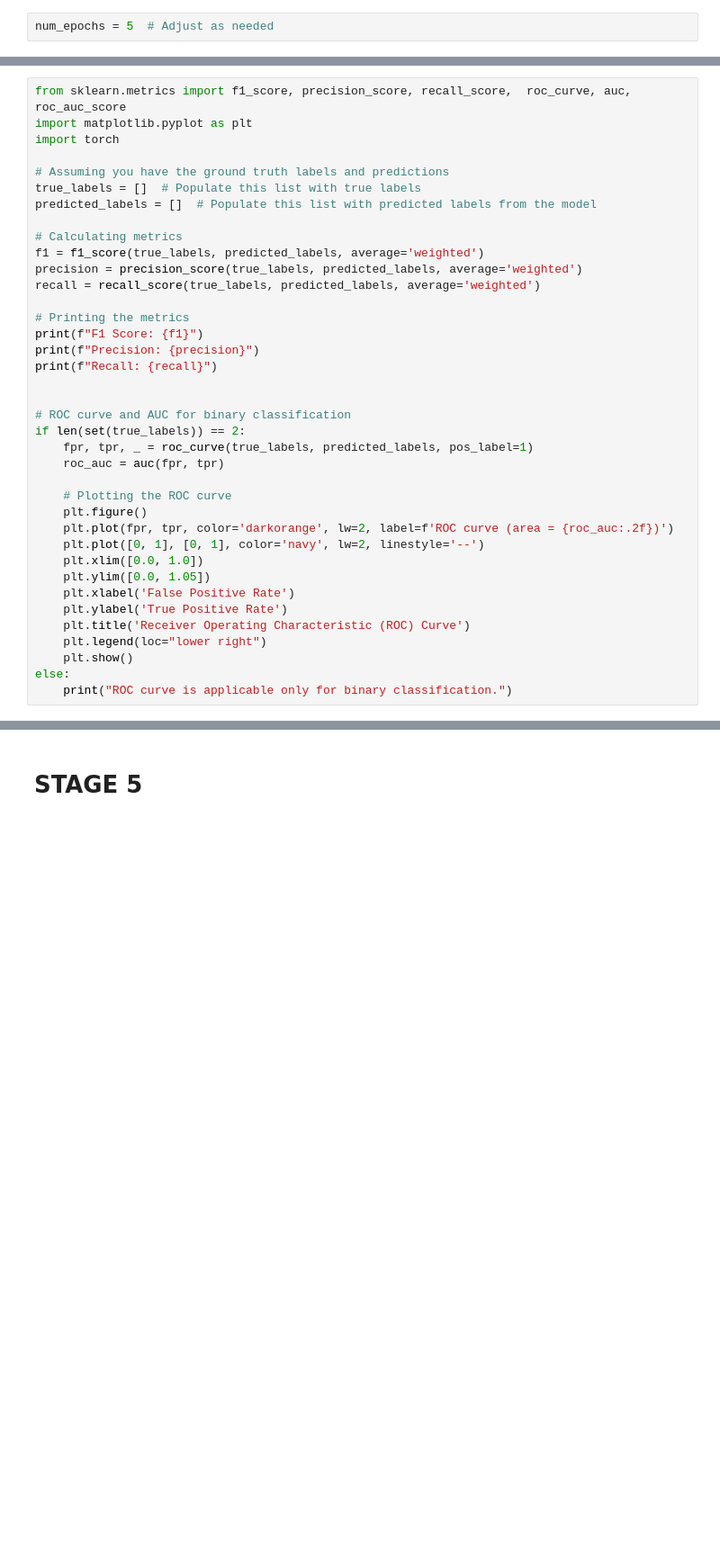
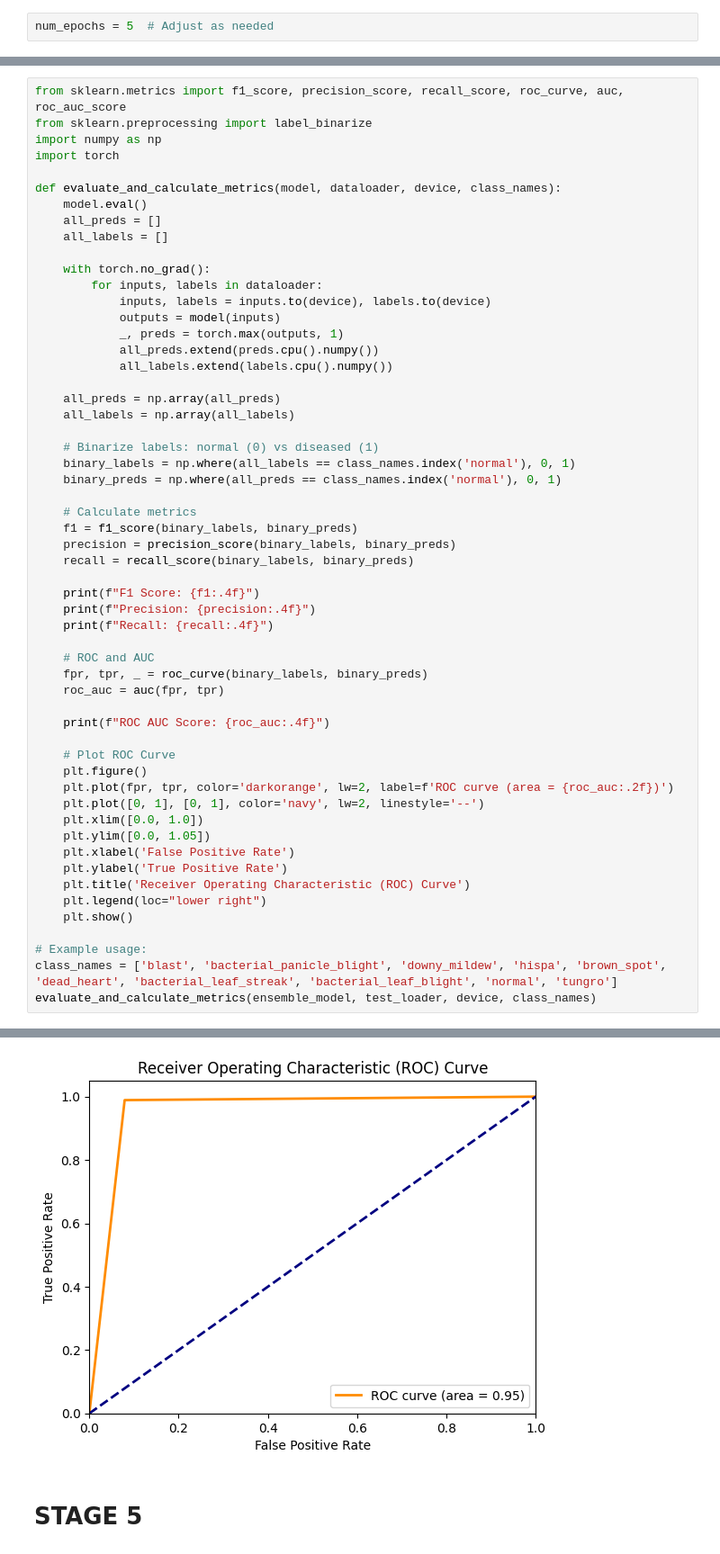
Before and after one commit to ananyanivarthi/Paddy, a Jupyter notebook: Final_Code.ipynb, the cells around one changed output, grey strips where cells are left out. Shown at 90% size. Cells and saved outputs as stored; diff of their text form; blank space fills up the shorter version.

```diff
--- a/Final_Code.ipynb
+++ b/Final_Code.ipynb
@@ -1268,29 +1410,45 @@ predicted_disease = predict_disease(ensemble_model, '/content/dis.png', transfor
 # %%
-from sklearn.metrics import f1_score, precision_score, recall_score,  roc_curve, auc, roc_auc_score
-import matplotlib.pyplot as plt
+from sklearn.metrics import f1_score, precision_score, recall_score, roc_curve, auc, roc_auc_score
+from sklearn.preprocessing import label_binarize
+import numpy as np
 import torch
 
-# Assuming you have the ground truth labels and predictions
-true_labels = []  # Populate this list with true labels
-predicted_labels = []  # Populate this list with predicted labels from the model
+def evaluate_and_calculate_metrics(model, dataloader, device, class_names):
+    model.eval()
+    all_preds = []
+    all_labels = []
 
-# Calculating metrics
-f1 = f1_score(true_labels, predicted_labels, average='weighted')
-precision = precision_score(true_labels, predicted_labels, average='weighted')
-recall = recall_score(true_labels, predicted_labels, average='weighted')
+    with torch.no_grad():
+        for inputs, labels in dataloader:
+            inputs, labels = inputs.to(device), labels.to(device)
+            outputs = model(inputs)
+            _, preds = torch.max(outputs, 1)
+            all_preds.extend(preds.cpu().numpy())
+            all_labels.extend(labels.cpu().numpy())
 
-# Printing the metrics
-print(f"F1 Score: {f1}")
-print(f"Precision: {precision}")
-print(f"Recall: {recall}")
+    all_preds = np.array(all_preds)
+    all_labels = np.array(all_labels)
 
+    # Binarize labels: normal (0) vs diseased (1)
+    binary_labels = np.where(all_labels == class_names.index('normal'), 0, 1)
+    binary_preds = np.where(all_preds == class_names.index('normal'), 0, 1)
 
-# ROC curve and AUC for binary classification
-if len(set(true_labels)) == 2:
-    fpr, tpr, _ = roc_curve(true_labels, predicted_labels, pos_label=1)
+    # Calculate metrics
+    f1 = f1_score(binary_labels, binary_preds)
+    precision = precision_score(binary_labels, binary_preds)
+    recall = recall_score(binary_labels, binary_preds)
+
+    print(f"F1 Score: {f1:.4f}")
+    print(f"Precision: {precision:.4f}")
+    print(f"Recall: {recall:.4f}")
+
+    # ROC and AUC
+    fpr, tpr, _ = roc_curve(binary_labels, binary_preds)
     roc_auc = auc(fpr, tpr)
 
-    # Plotting the ROC curve
+    print(f"ROC AUC Score: {roc_auc:.4f}")
+
+    # Plot ROC Curve
     plt.figure()
     plt.plot(fpr, tpr, color='darkorange', lw=2, label=f'ROC curve (area = {roc_auc:.2f})')
     plt.plot([0, 1], [0, 1], color='navy', lw=2, linestyle='--')
@@ -1301,5 +1459,8 @@ if len(set(true_labels)) == 2:
     plt.title('Receiver Operating Characteristic (ROC) Curve')
     plt.legend(loc="lower right")
     plt.show()
-else:
-    print("ROC curve is applicable only for binary classification.")
+
+# Example usage:
+class_names = ['blast', 'bacterial_panicle_blight', 'downy_mildew', 'hispa', 'brown_spot', 'dead_heart', 'bacterial_leaf_streak', 'bacterial_leaf_blight', 'normal', 'tungro']
+evaluate_and_calculate_metrics(ensemble_model, test_loader, device, class_names)
+# %% [output]
@@ -1306,3 +1471,4 @@ else:
+[figure, added]
 # %% [markdown]
 # **STAGE 5**
 # %%
```
Also changed, not shown: parts of 26 cells of this notebook.
